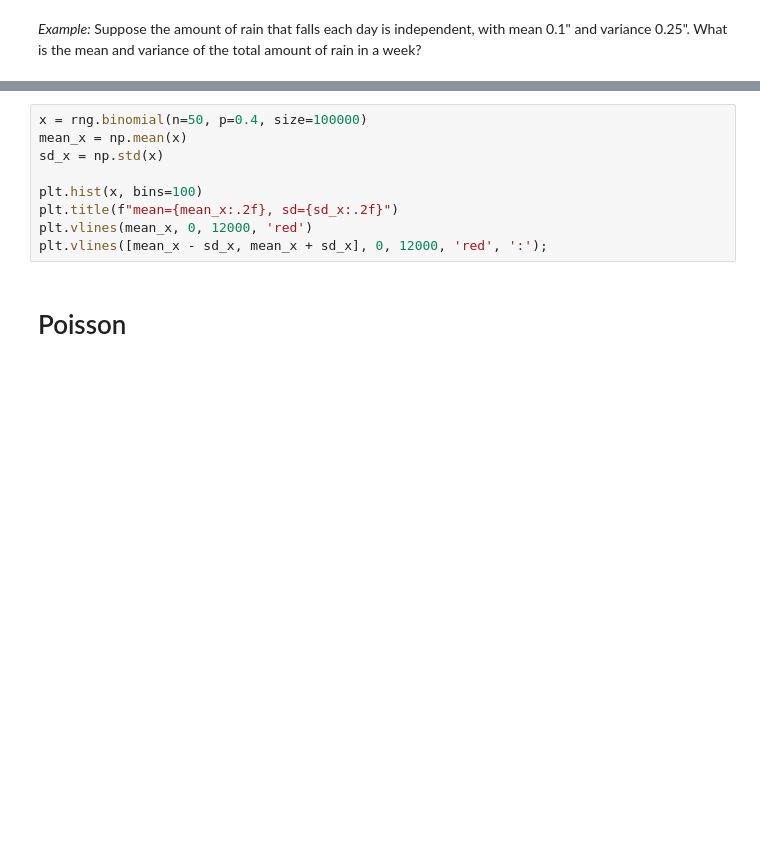
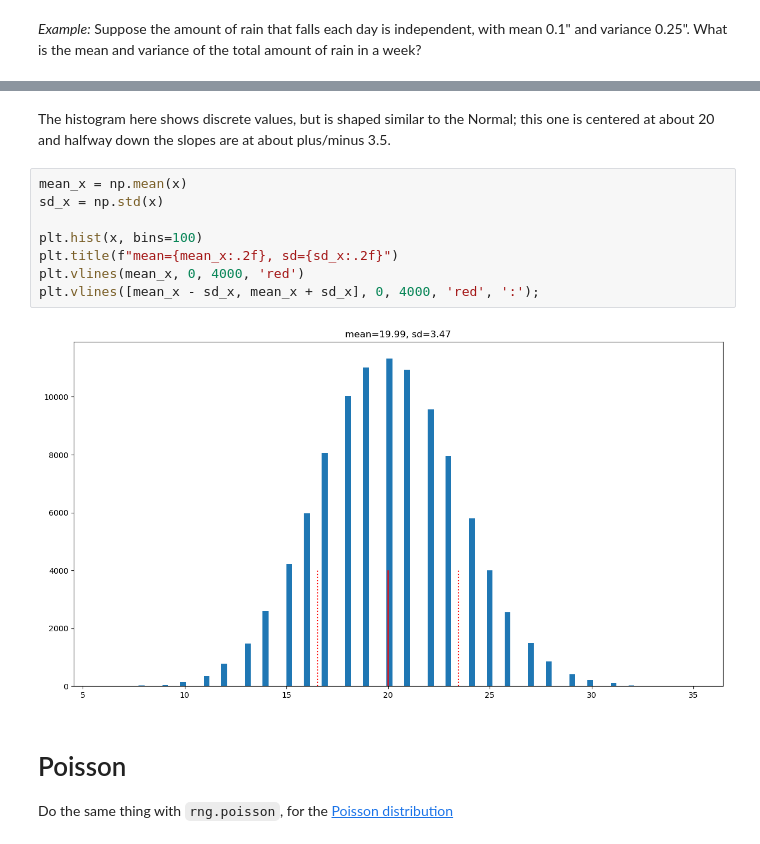
Before and after one commit to UOdsci/dsci345, a Jupyter notebook: class_material/slides/Random_variables.ipynb, the cells around one changed output, grey strips where cells are left out. Cells and saved outputs as stored; diff of their text form; blank space fills up the shorter version.

Commit message:
with descriptions of plots

```diff
--- a/class_material/slides/Random_variables.ipynb
+++ b/class_material/slides/Random_variables.ipynb
@@ -254,14 +296,21 @@ plt.vlines([mean_x - sd_x, mean_x + sd_x], 0, 4000, 'red', ':');
+# %% [markdown]
+The histogram here shows discrete values,
+but is shaped similar to the Normal;
+this one is centered at about 20 and halfway down the slopes are at about plus/minus 3.5.
 # %%
-x = rng.binomial(n=50, p=0.4, size=100000)
 mean_x = np.mean(x)
 sd_x = np.std(x)
 
 plt.hist(x, bins=100)
 plt.title(f"mean={mean_x:.2f}, sd={sd_x:.2f}")
-plt.vlines(mean_x, 0, 12000, 'red')
-plt.vlines([mean_x - sd_x, mean_x + sd_x], 0, 12000, 'red', ':');
+plt.vlines(mean_x, 0, 4000, 'red')
+plt.vlines([mean_x - sd_x, mean_x + sd_x], 0, 4000, 'red', ':');
+# %% [output]
+[figure, added]
 # %% [markdown]
 # Poisson
+
+Do the same thing with `rng.poisson`, for the [Poisson distribution](https://en.wikipedia.org/wiki/Poisson_distribution)
 # %%
 rng.poisson(lam=100, size=10)
 # %% [output]
```
Also changed, not shown: parts of 17 cells of this notebook, 4 other files.
